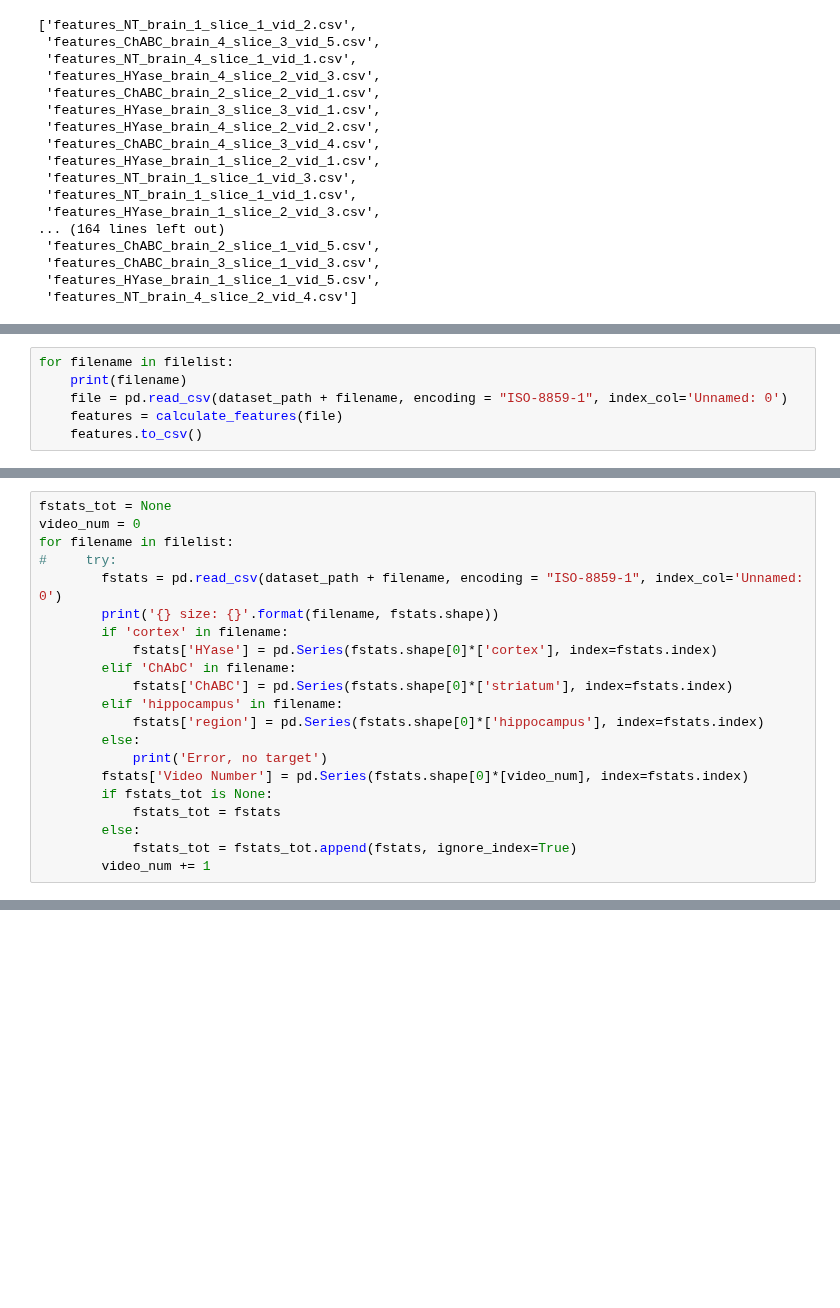
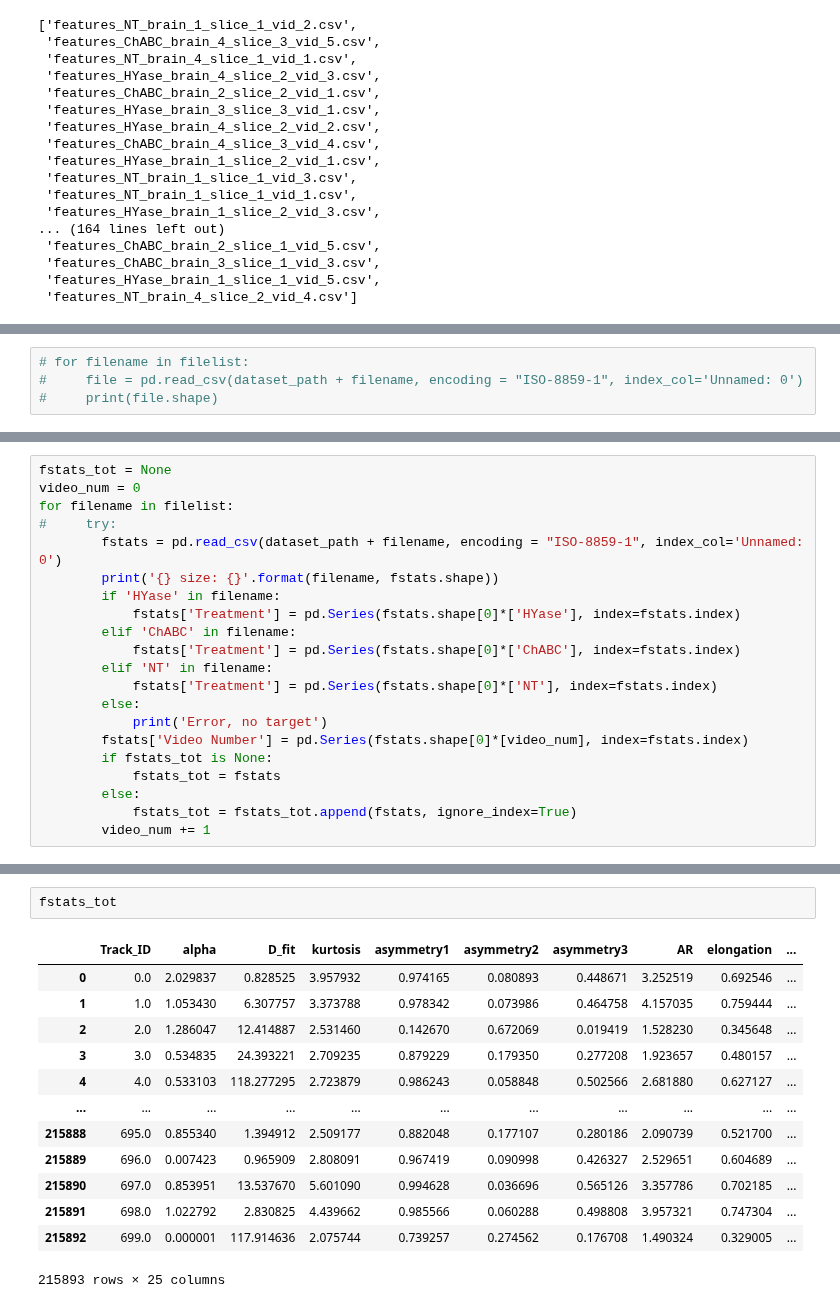
Before and after one commit to Nance-Lab/diff_predictor, a Jupyter notebook: notebooks/ecm_breakdown.ipynb, the cells around one changed output, grey strips where cells are left out. Drawn from its saved outputs; the diff is of its cells as text; blank space fills up the shorter version.

```diff
--- a/notebooks/ecm_breakdown.ipynb
+++ b/notebooks/ecm_breakdown.ipynb
@@ -56,6 +61,4 @@ filelist
 # %%
-for filename in filelist:
-    print(filename)
-    file = pd.read_csv(dataset_path + filename, encoding = "ISO-8859-1", index_col='Unnamed: 0')
-    features = calculate_features(file)
-    features.to_csv()
+# for filename in filelist:
+#     file = pd.read_csv(dataset_path + filename, encoding = "ISO-8859-1", index_col='Unnamed: 0')
+#     print(file.shape)
@@ -69,12 +69,12 @@ for filename in filelist:
 #     try:
         fstats = pd.read_csv(dataset_path + filename, encoding = "ISO-8859-1", index_col='Unnamed: 0')
         print('{} size: {}'.format(filename, fstats.shape))
-        if 'cortex' in filename:
-            fstats['HYase'] = pd.Series(fstats.shape[0]*['cortex'], index=fstats.index)
-        elif 'ChAbC' in filename:
-            fstats['ChABC'] = pd.Series(fstats.shape[0]*['striatum'], index=fstats.index)
-        elif 'hippocampus' in filename:
-            fstats['region'] = pd.Series(fstats.shape[0]*['hippocampus'], index=fstats.index)
+        if 'HYase' in filename:
+            fstats['Treatment'] = pd.Series(fstats.shape[0]*['HYase'], index=fstats.index)
+        elif 'ChABC' in filename:
+            fstats['Treatment'] = pd.Series(fstats.shape[0]*['ChABC'], index=fstats.index)
+        elif 'NT' in filename:
+            fstats['Treatment'] = pd.Series(fstats.shape[0]*['NT'], index=fstats.index)
         else:
             print('Error, no target')
         fstats['Video Number'] = pd.Series(fstats.shape[0]*[video_num], index=fstats.index)
@@ -85,0 +104,16 @@ for filename in filelist:
+# %%
+fstats_tot
+# %% [output]
+|  | Track_ID | alpha | D_fit | kurtosis | asymmetry1 | asymmetry2 | asymmetry3 | AR | elongation | ... |
+| 0 | 0.0 | 2.029837 | 0.828525 | 3.957932 | 0.974165 | 0.080893 | 0.448671 | 3.252519 | 0.692546 | ... |
+| 1 | 1.0 | 1.053430 | 6.307757 | 3.373788 | 0.978342 | 0.073986 | 0.464758 | 4.157035 | 0.759444 | ... |
+| 2 | 2.0 | 1.286047 | 12.414887 | 2.531460 | 0.142670 | 0.672069 | 0.019419 | 1.528230 | 0.345648 | ... |
+| 3 | 3.0 | 0.534835 | 24.393221 | 2.709235 | 0.879229 | 0.179350 | 0.277208 | 1.923657 | 0.480157 | ... |
+| 4 | 4.0 | 0.533103 | 118.277295 | 2.723879 | 0.986243 | 0.058848 | 0.502566 | 2.681880 | 0.627127 | ... |
+| ... | ... | ... | ... | ... | ... | ... | ... | ... | ... | ... |
+| 215888 | 695.0 | 0.855340 | 1.394912 | 2.509177 | 0.882048 | 0.177107 | 0.280186 | 2.090739 | 0.521700 | ... |
+| 215889 | 696.0 | 0.007423 | 0.965909 | 2.808091 | 0.967419 | 0.090998 | 0.426327 | 2.529651 | 0.604689 | ... |
+| 215890 | 697.0 | 0.853951 | 13.537670 | 5.601090 | 0.994628 | 0.036696 | 0.565126 | 3.357786 | 0.702185 | ... |
+| 215891 | 698.0 | 1.022792 | 2.830825 | 4.439662 | 0.985566 | 0.060288 | 0.498808 | 3.957321 | 0.747304 | ... |
+| 215892 | 699.0 | 0.000001 | 117.914636 | 2.075744 | 0.739257 | 0.274562 | 0.176708 | 1.490324 | 0.329005 | ... |
+215893 rows × 25 columns
```
Also changed, not shown: parts of 17 cells of this notebook, 2 other files.
